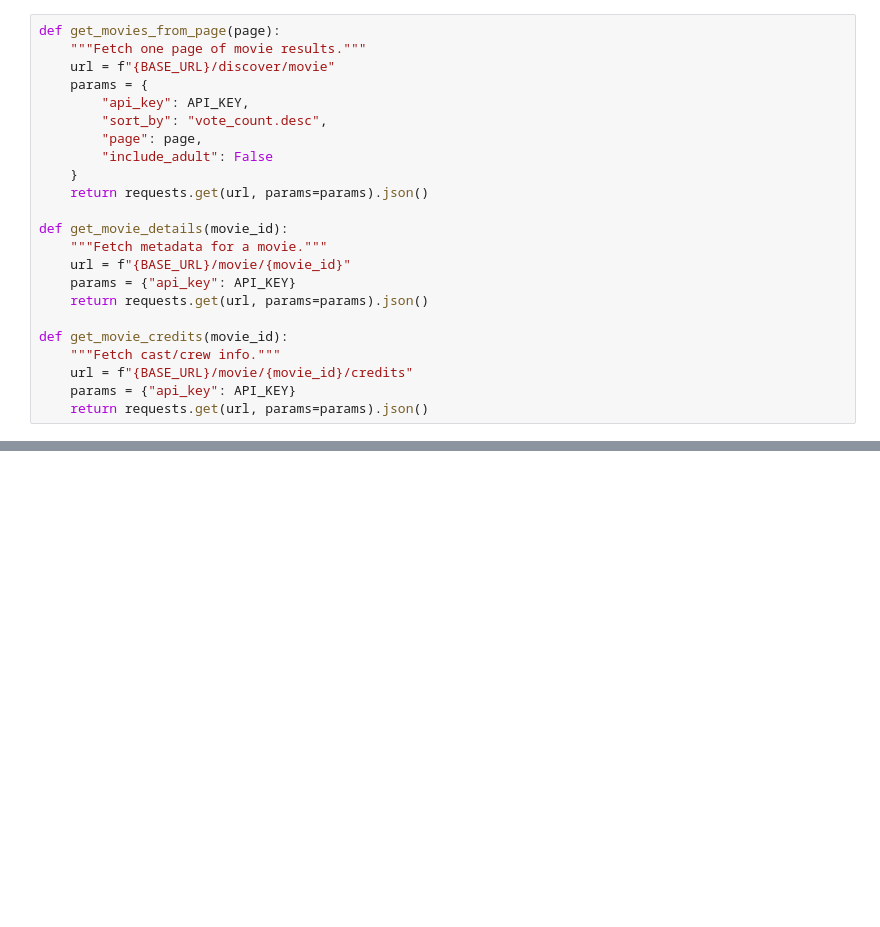
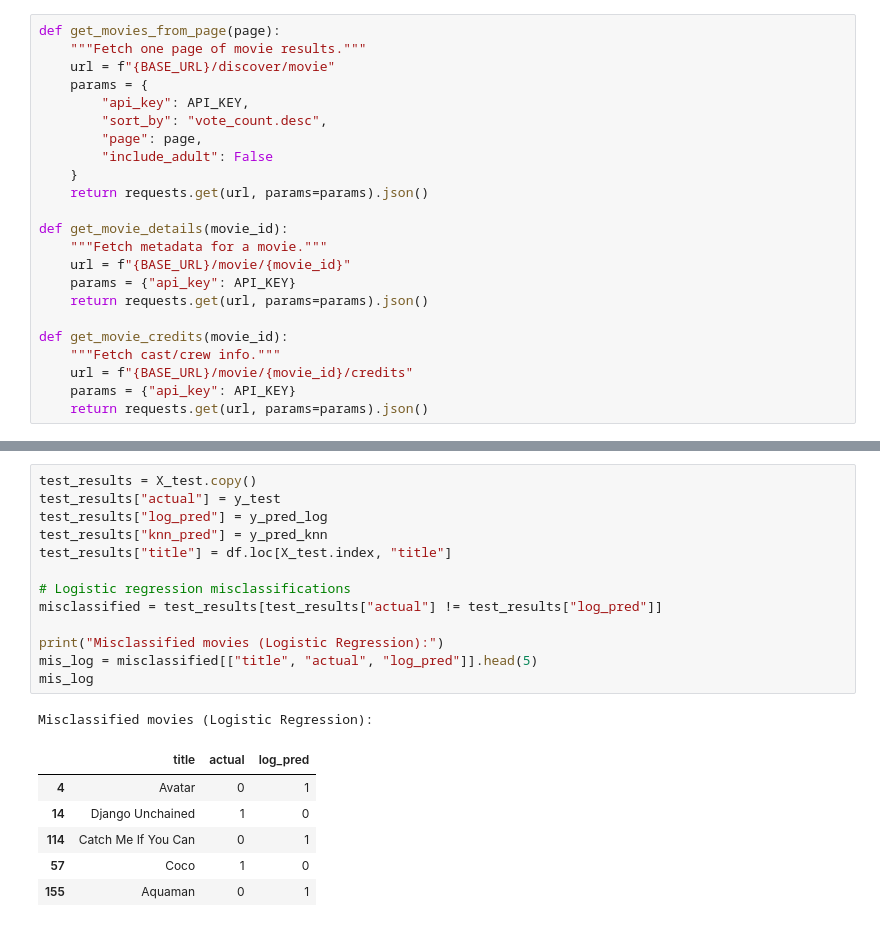
Before and after one commit to Kwanjk/tmdb-supervised-learning, a Jupyter notebook: TimelessMovie.ipynb, the cells around one changed output, grey strips where cells are left out. Cells and saved outputs as stored; diff of their text form; blank space fills up the shorter version.

```diff
--- a/TimelessMovie.ipynb
+++ b/TimelessMovie.ipynb
@@ -130,0 +203,21 @@ API KEY: None
+# %%
+test_results = X_test.copy()
+test_results["actual"] = y_test
+test_results["log_pred"] = y_pred_log
+test_results["knn_pred"] = y_pred_knn
+test_results["title"] = df.loc[X_test.index, "title"]
+
+# Logistic regression misclassifications
+misclassified = test_results[test_results["actual"] != test_results["log_pred"]]
+
+print("Misclassified movies (Logistic Regression):")
+mis_log = misclassified[["title", "actual", "log_pred"]].head(5)
+mis_log
+# %% [output]
+Misclassified movies (Logistic Regression):
+|  | title | actual | log_pred |
+| 4 | Avatar | 0 | 1 |
+| 14 | Django Unchained | 1 | 0 |
+| 114 | Catch Me If You Can | 0 | 1 |
+| 57 | Coco | 1 | 0 |
+| 155 | Aquaman | 0 | 1 |
```
Also changed, not shown: parts of 9 cells of this notebook, 2 other files.
